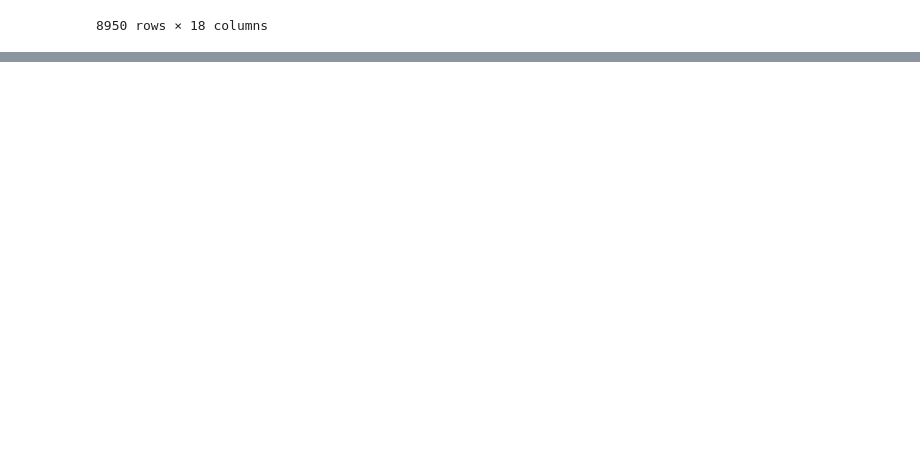
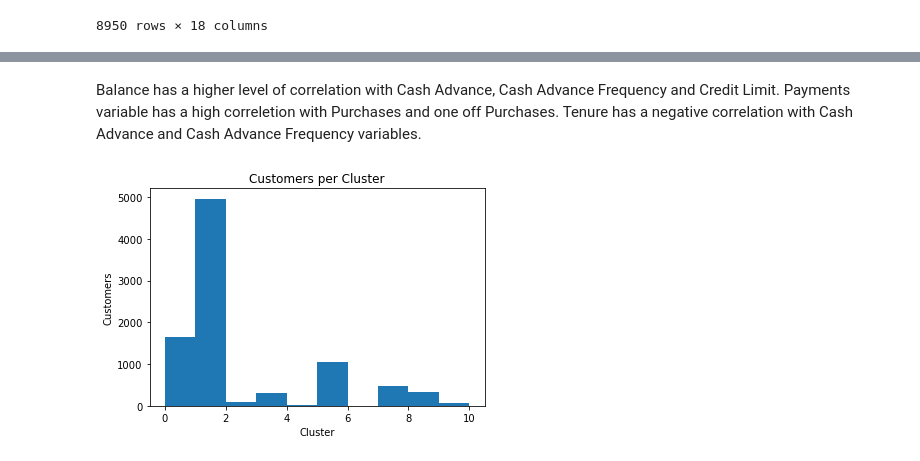
Before and after one commit to abdallah12344/gomycode-, a Jupyter notebook: K-means & Hierarchical clustering .ipynb, the cells around one changed output, grey strips where cells are left out. Drawn from its saved outputs; the diff is of its cells as text; code cells hidden in the pictures; blank space fills up the shorter version.

```diff
--- a/K-means & Hierarchical clustering .ipynb
+++ b/K-means & Hierarchical clustering .ipynb
@@ -19,0 +165,10 @@ df
+# %%
+#CORRELATION BETWEN INPUTS
+#LET"s first remove CUST_id
+data.drop("CUST_ID", axis=1, inplace=True)
+
+#correlation
+plt.figure(figsize=(9,7))
+sns.heatmap(data.corr(),cmap='coolwarm')
+
+plt.title('Correlation Matrix')
@@ -19,0 +178,2 @@ df
+# %% [markdown]
+Balance has a higher level of correlation with Cash Advance, Cash Advance Frequency and Credit Limit. Payments variable has a high correletion with Purchases and one off Purchases. Tenure has a negative correlation with Cash Advance and Cash Advance Frequency variables.
@@ -19,0 +182,21 @@ df
+# %%
+scaler = StandardScaler() # standardisation of data
+data_std = scaler.fit_transform(data)
+
+n_clusters = 10
+
+clustering = KMeans(n_clusters=n_clusters,
+                    random_state=0
+                   )
+
+cluster_labels = clustering.fit_predict(data)
+
+# plot cluster sizes
+
+plt.hist(cluster_labels, bins=range(n_clusters+1))
+plt.title ('Customers per Cluster')
+plt.xlabel('Cluster')
+plt.ylabel('Customers')
+plt.show()
+# %% [output]
+[figure, added]
```
Also changed, not shown: parts of 24 cells of this notebook.
